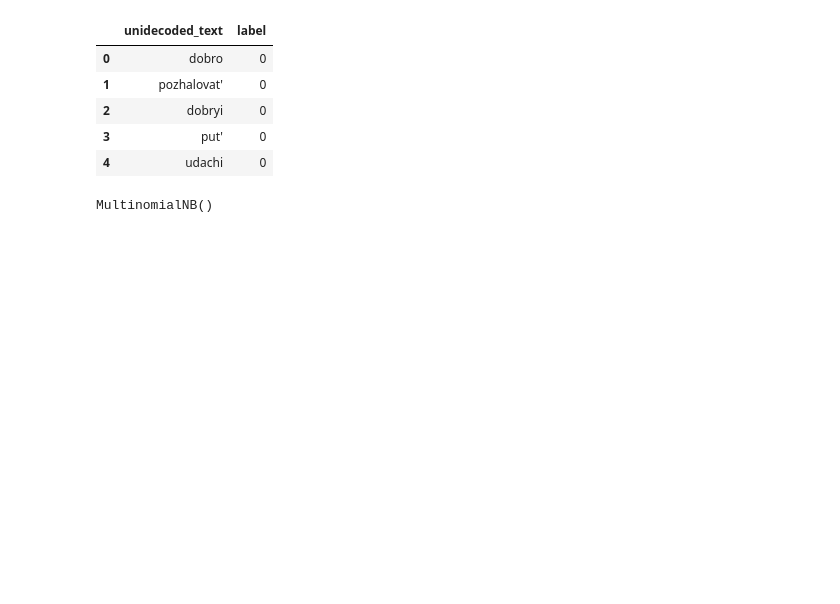
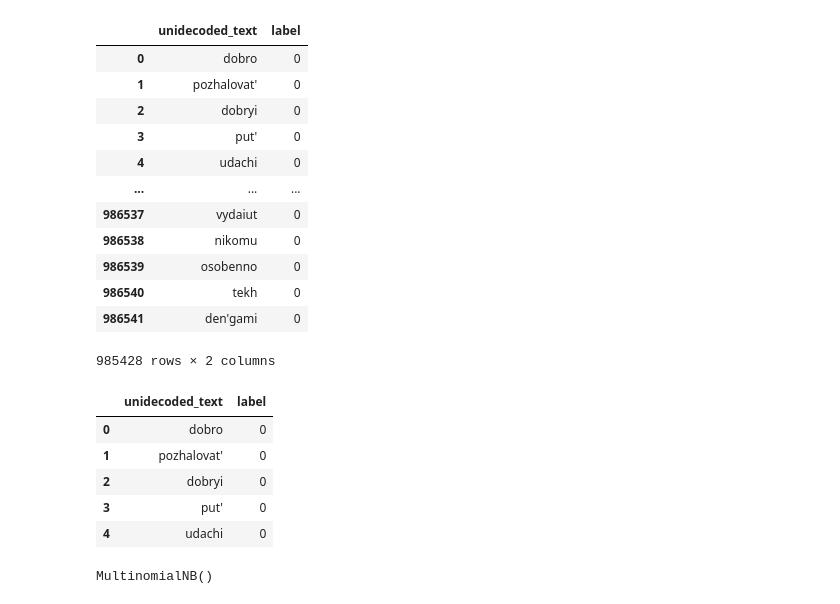
Before and after one commit to rejoller/spam_detector, a Jupyter notebook: spamchecktry2.ipynb, the cells around one changed output. Cells and saved outputs as stored; diff of their text form; code cells hidden in the pictures; blank space fills up the shorter version.

```diff
--- a/spamchecktry2.ipynb
+++ b/spamchecktry2.ipynb
@@ -72,3 +111,19 @@ unidecodedf_spam_df['label'] = 1
+# %%
+unidecodedf_nospam_df
+# %% [output]
+|  | unidecoded_text | label |
+| 0 | dobro | 0 |
+| 1 | pozhalovat' | 0 |
+| 2 | dobryi | 0 |
+| 3 | put' | 0 |
+| 4 | udachi | 0 |
+| ... | ... | ... |
+| 986537 | vydaiut | 0 |
+| 986538 | nikomu | 0 |
+| 986539 | osobenno | 0 |
+| 986540 | tekh | 0 |
+| 986541 | den'gami | 0 |
+985428 rows × 2 columns
 # %%
 df = pd.concat([unidecodedf_nospam_df, unidecodedf_spam_df])
 # %%
```
Also changed, not shown: parts of 21 cells of this notebook, 6 other files.
